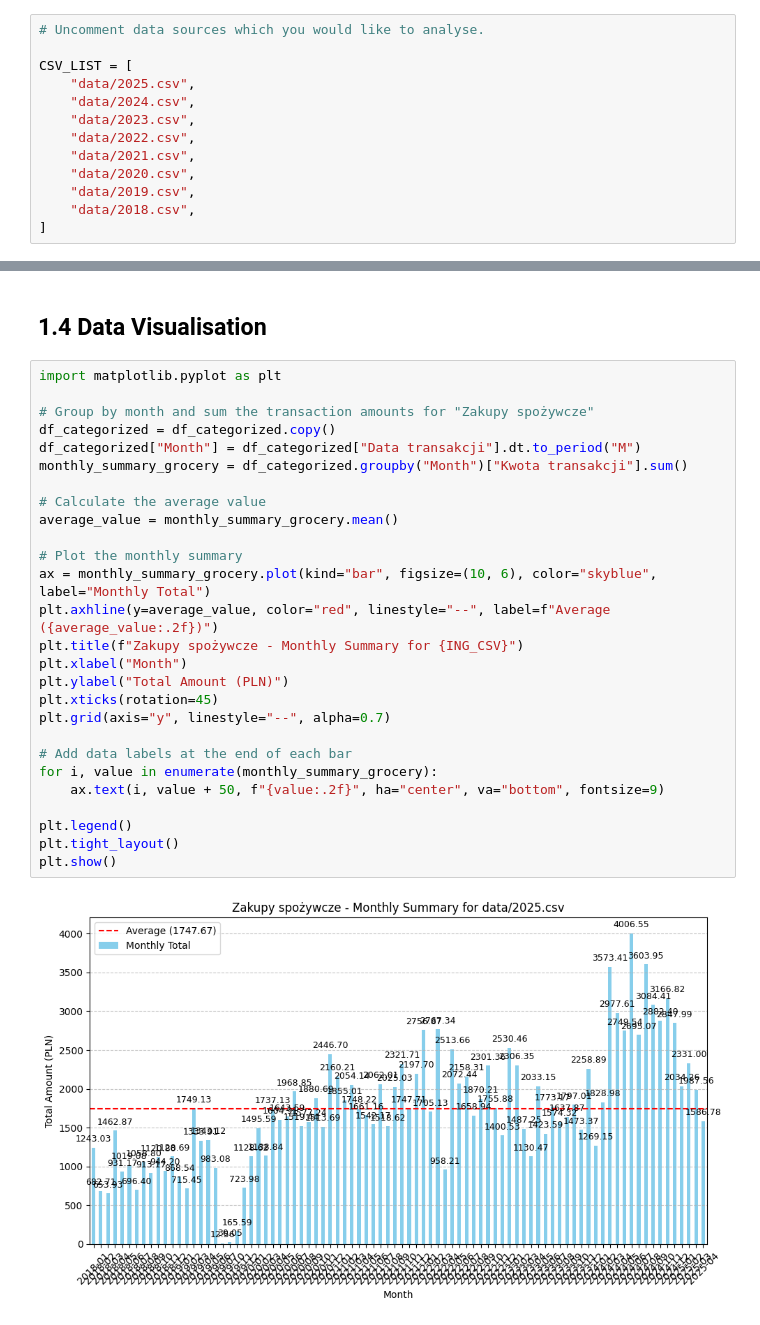
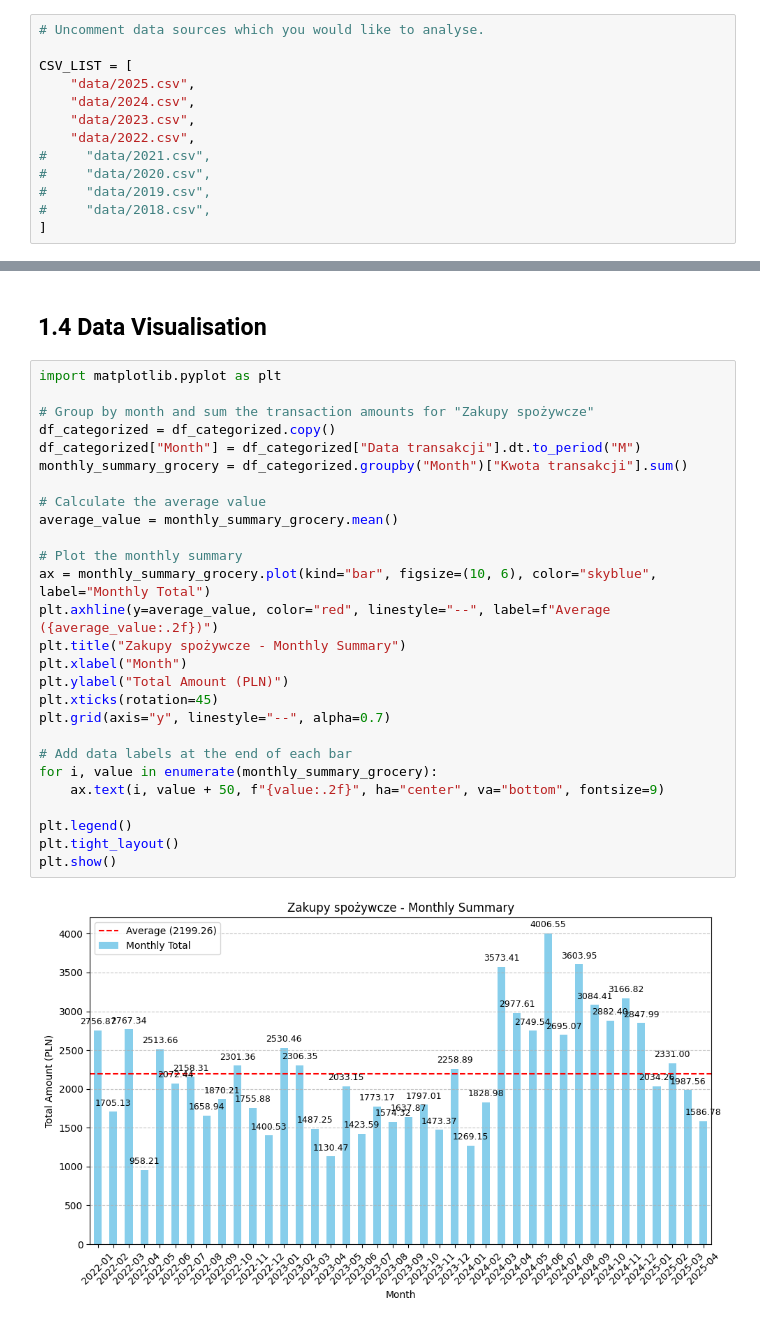
Before and after one commit to sodelalbert/StatementScan, a Jupyter notebook: bsa.ipynb, the cells around one changed output, grey strips where cells are left out. Cells and saved outputs as stored; diff of their text form.

```diff
--- a/bsa.ipynb
+++ b/bsa.ipynb
@@ -22,10 +22,10 @@ CSV_LIST = [
     "data/2024.csv",
     "data/2023.csv",
     "data/2022.csv",
-    "data/2021.csv",
-    "data/2020.csv",
-    "data/2019.csv",
-    "data/2018.csv",
+#     "data/2021.csv",
+#     "data/2020.csv",
+#     "data/2019.csv",
+#     "data/2018.csv",
 ]
 # %% [markdown]
 # 1. ING Bank Śląski
@@ -204,29 +204,29 @@ df_categorized =  df[df["Kategoria"] == "Zakupy spożywcze"]
 # %%
 import matplotlib.pyplot as plt
 
 # Group by month and sum the transaction amounts for "Zakupy spożywcze"
 df_categorized = df_categorized.copy()
 df_categorized["Month"] = df_categorized["Data transakcji"].dt.to_period("M")
 monthly_summary_grocery = df_categorized.groupby("Month")["Kwota transakcji"].sum()
 
 # Calculate the average value
 average_value = monthly_summary_grocery.mean()
 
 # Plot the monthly summary
 ax = monthly_summary_grocery.plot(kind="bar", figsize=(10, 6), color="skyblue", label="Monthly Total")
 plt.axhline(y=average_value, color="red", linestyle="--", label=f"Average ({average_value:.2f})")
-plt.title(f"Zakupy spożywcze - Monthly Summary for {ING_CSV}")
+plt.title("Zakupy spożywcze - Monthly Summary")
 plt.xlabel("Month")
 plt.ylabel("Total Amount (PLN)")
 plt.xticks(rotation=45)
 plt.grid(axis="y", linestyle="--", alpha=0.7)
 
 # Add data labels at the end of each bar
 for i, value in enumerate(monthly_summary_grocery):
     ax.text(i, value + 50, f"{value:.2f}", ha="center", va="bottom", fontsize=9)
 
 plt.legend()
 plt.tight_layout()
 plt.show()
 # %% [output]
-[figure, old version]
+[figure, new version]
```
Also changed, not shown: parts of 2 cells of this notebook.
